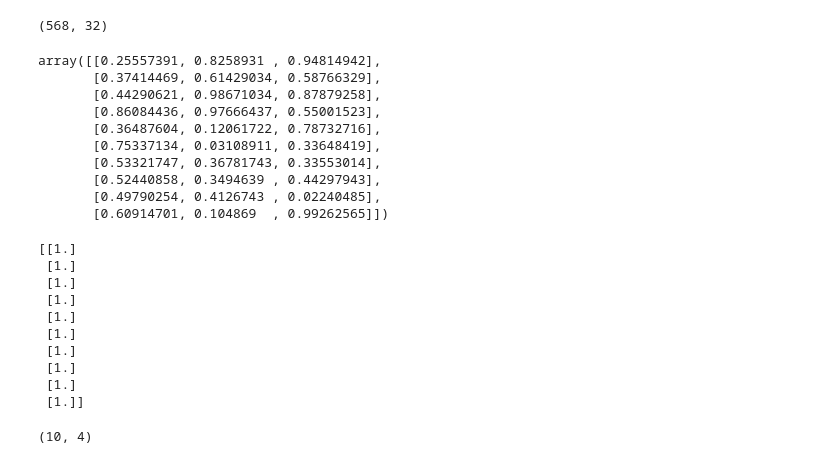
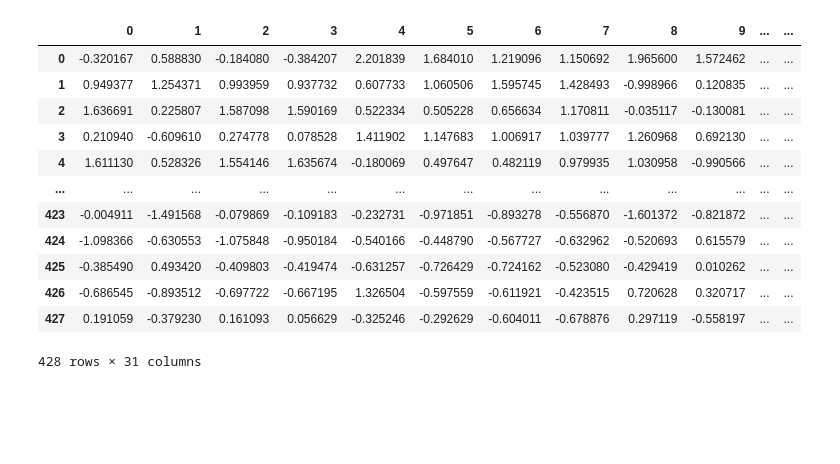
Before and after one commit to Mockmar/MultilayerPerceptron, a Jupyter notebook: test.ipynb, the cells around one changed output. Saved outputs shown, nothing was run; the diff lists cells and outputs as text; code cells hidden in the pictures; blank space fills up the shorter version.

```diff
--- a/test.ipynb
+++ b/test.ipynb
@@ -8,39 +9,17 @@ from fonction_activation.LeakyRelu import LeakyRelu
 # %%
-df = pd.read_csv('data/data.csv')
-matrice = df.to_numpy()
-matrice.shape
+df = pd.read_csv('data/train_set.csv', header=None)
+df
 # %% [output]
+|  | 0 | 1 | 2 | 3 | 4 | 5 | 6 | 7 | 8 | 9 | ... | ... |
+| 0 | -0.320167 | 0.588830 | -0.184080 | -0.384207 | 2.201839 | 1.684010 | 1.219096 | 1.150692 | 1.965600 | 1.572462 | ... | ... |
+| 1 | 0.949377 | 1.254371 | 0.993959 | 0.937732 | 0.607733 | 1.060506 | 1.595745 | 1.428493 | -0.998966 | 0.120835 | ... | ... |
+| 2 | 1.636691 | 0.225807 | 1.587098 | 1.590169 | 0.522334 | 0.505228 | 0.656634 | 1.170811 | -0.035117 | -0.130081 | ... | ... |
+| 3 | 0.210940 | -0.609610 | 0.274778 | 0.078528 | 1.411902 | 1.147683 | 1.006917 | 1.039777 | 1.260968 | 0.692130 | ... | ... |
+| 4 | 1.611130 | 0.528326 | 1.554146 | 1.635674 | -0.180069 | 0.497647 | 0.482119 | 0.979935 | 1.030958 | -0.990566 | ... | ... |
+| ... | ... | ... | ... | ... | ... | ... | ... | ... | ... | ... | ... | ... |
+| 423 | -0.004911 | -1.491568 | -0.079869 | -0.109183 | -0.232731 | -0.971851 | -0.893278 | -0.556870 | -1.601372 | -0.821872 | ... | ... |
+| 424 | -1.098366 | -0.630553 | -1.075848 | -0.950184 | -0.540166 | -0.448790 | -0.567727 | -0.632962 | -0.520693 | 0.615579 | ... | ... |
+| 425 | -0.385490 | 0.493420 | -0.409803 | -0.419474 | -0.631257 | -0.726429 | -0.724162 | -0.523080 | -0.429419 | 0.010262 | ... | ... |
+| 426 | -0.686545 | -0.893512 | -0.697722 | -0.667195 | 1.326504 | -0.597559 | -0.611921 | -0.423515 | 0.720628 | 0.320717 | ... | ... |
+| 427 | 0.191059 | -0.379230 | 0.161093 | 0.056629 | -0.325246 | -0.292629 | -0.604011 | -0.678876 | 0.297119 | -0.558197 | ... | ... |
-(568, 32)
+428 rows × 31 columns
-# %%
-random_matrice = np.random.rand(10, 3)
-random_matrice
-# %% [output]
-array([[0.25557391, 0.8258931 , 0.94814942],
-       [0.37414469, 0.61429034, 0.58766329],
-       [0.44290621, 0.98671034, 0.87879258],
-       [0.86084436, 0.97666437, 0.55001523],
-       [0.36487604, 0.12061722, 0.78732716],
-       [0.75337134, 0.03108911, 0.33648419],
-       [0.53321747, 0.36781743, 0.33553014],
-       [0.52440858, 0.3494639 , 0.44297943],
-       [0.49790254, 0.4126743 , 0.02240485],
-       [0.60914701, 0.104869  , 0.99262565]])
-# %%
-unitaire = np.ones((random_matrice.shape[0], 1))
-print(unitaire)
-# %% [output]
-[[1.]
- [1.]
- [1.]
- [1.]
- [1.]
- [1.]
- [1.]
- [1.]
- [1.]
- [1.]]
-# %%
-new_matrice = np.c_[random_matrice, unitaire]
-new_matrice.shape
-# %% [output]
-(10, 4)
```
Also changed, not shown: parts of 17 cells of this notebook, 7 other files.
